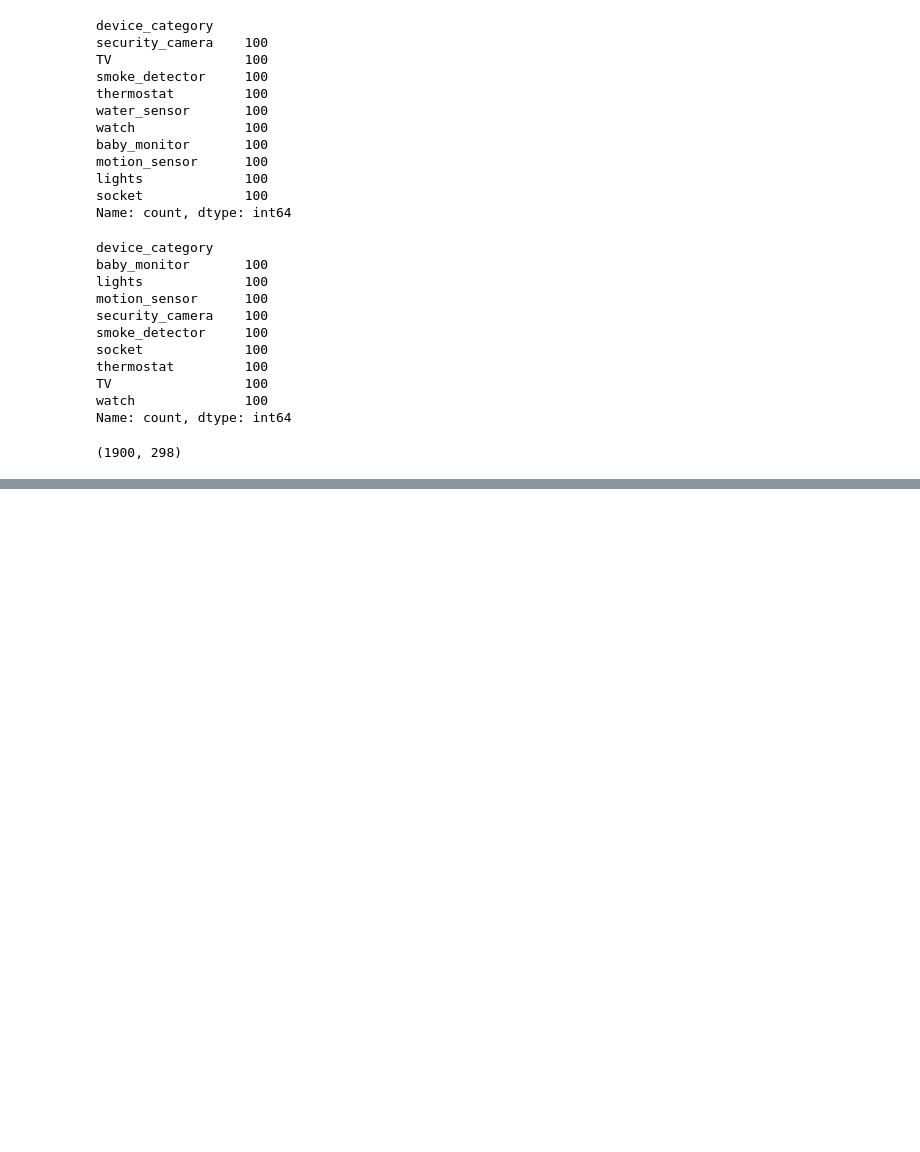
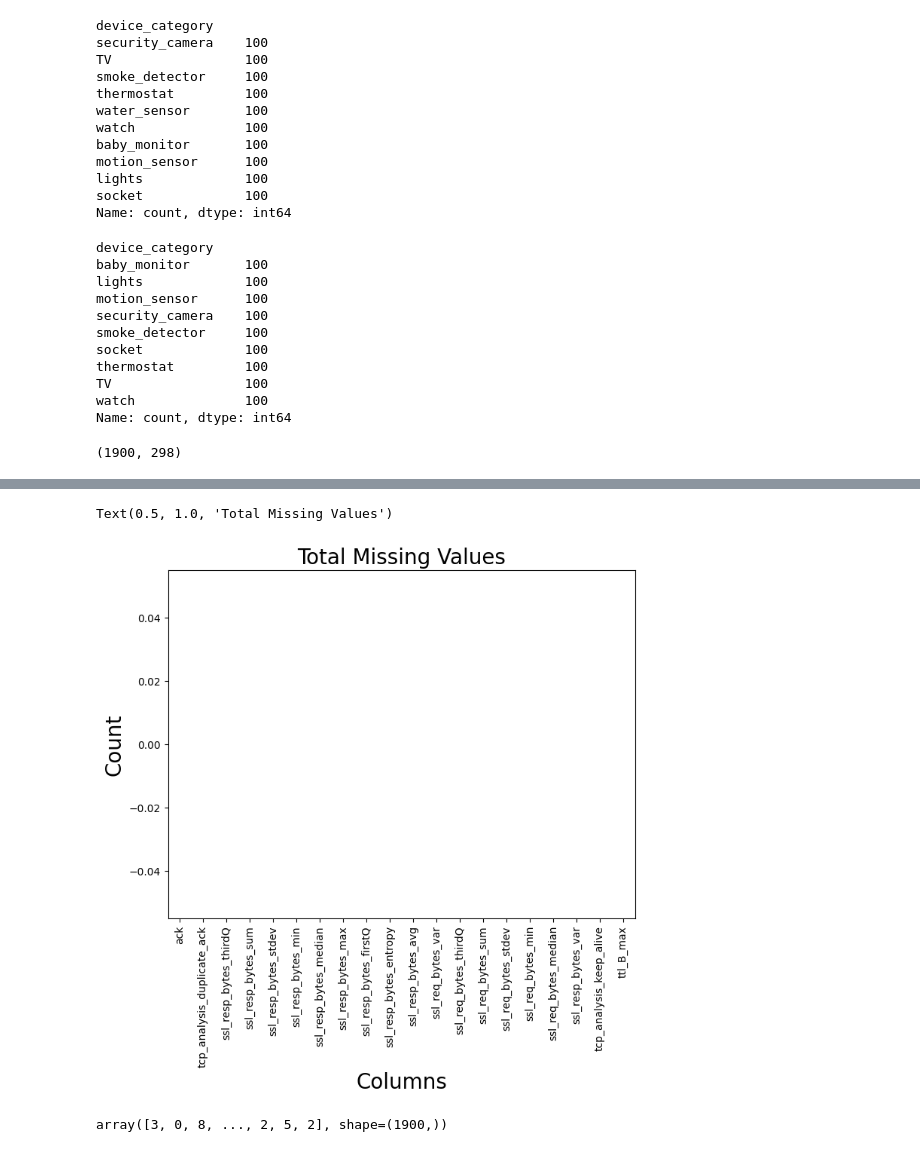
Before and after one commit to BetoPD/Iot-Device-Classifier, a Jupyter notebook: IOT_Device_Identification.ipynb, the cells around one changed output, grey strips where cells are left out. Cells and saved outputs as stored; diff of their text form; code cells hidden in the pictures; blank space fills up the shorter version.

```diff
--- a/IOT_Device_Identification.ipynb
+++ b/IOT_Device_Identification.ipynb
@@ -51,0 +61,10 @@ data = data.sample(frac=1, random_state=42).reset_index(drop=True)
+# %%
+total = data.isnull().sum().sort_values(ascending=False)
+total_select = total.head(20)
+total_select.plot(kind="bar", figsize = (8,6), fontsize = 10)
+plt.xlabel("Columns", fontsize = 20)
+plt.ylabel("Count", fontsize = 20)
+plt.title("Total Missing Values", fontsize = 20)
+# %% [output]
+Text(0.5, 1.0, 'Total Missing Values')
+[figure, added]
@@ -51,0 +74,8 @@ data = data.sample(frac=1, random_state=42).reset_index(drop=True)
+# %%
+from sklearn.preprocessing import LabelEncoder
+
+le = LabelEncoder()
+y = le.fit_transform(y)
+y
+# %% [output]
+array([3, 0, 8, ..., 2, 5, 2], shape=(1900,))
```
Also changed, not shown: parts of 6 cells of this notebook.
